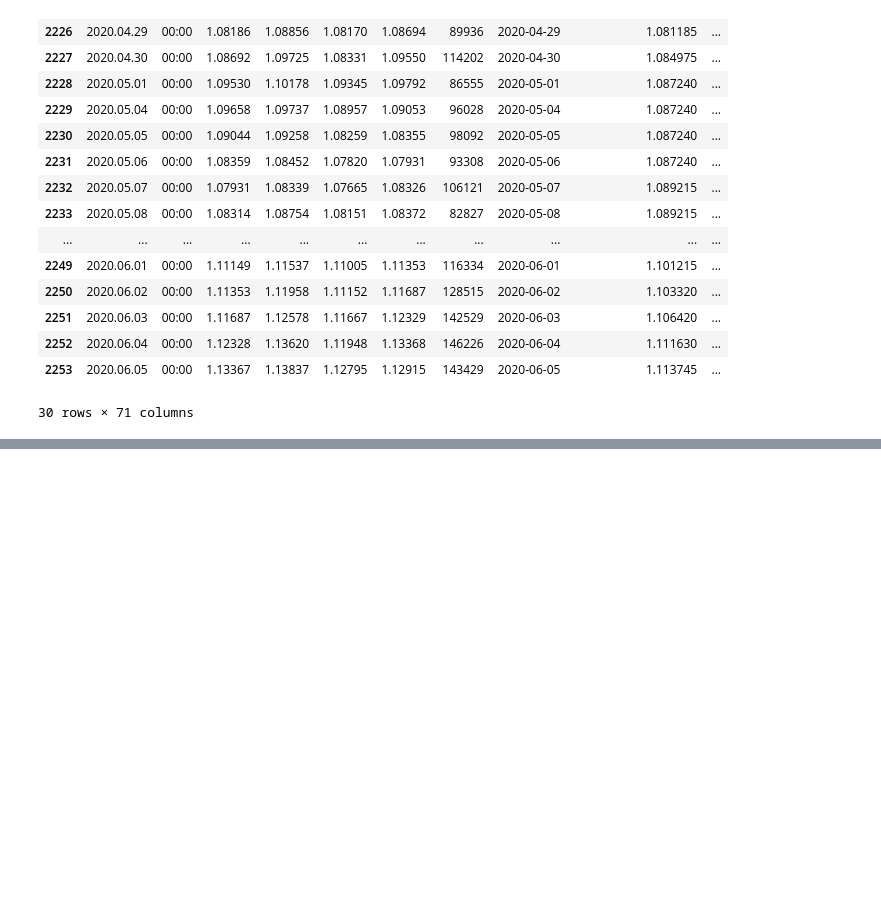
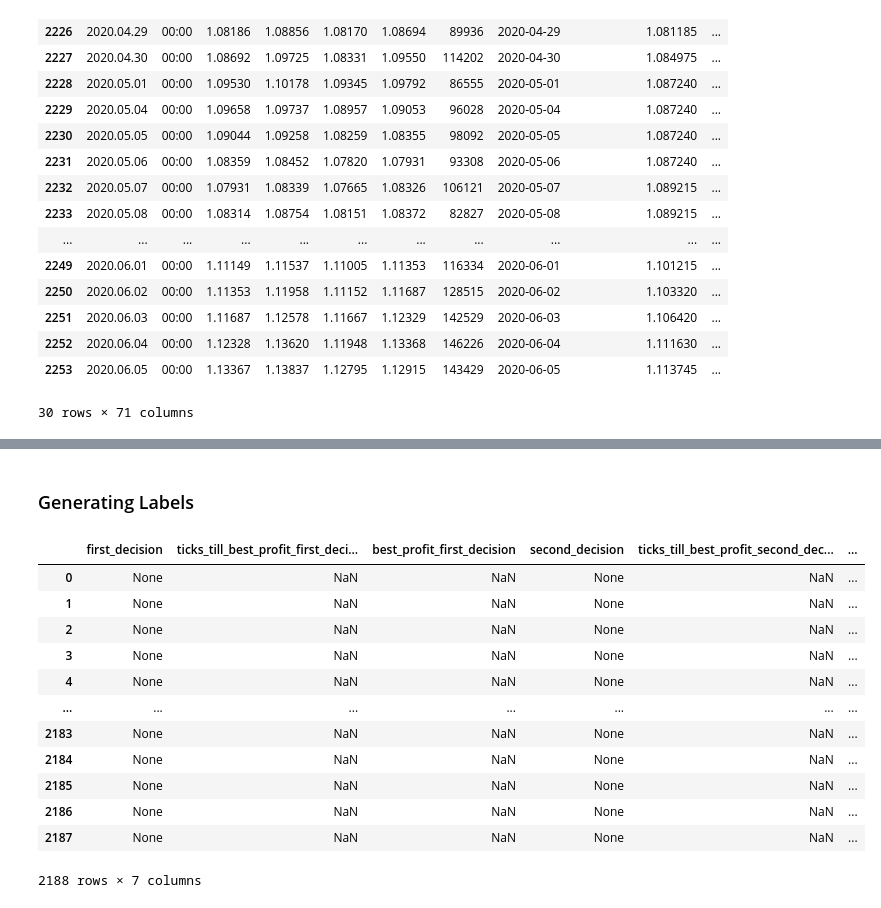
Before and after one commit to 2nsobi/ForexMachine, a Jupyter notebook: notebooks/get_ichimoku_signals.ipynb, the cells around one changed output, grey strips where cells are left out. Cells and saved outputs as stored; diff of their text form; code cells hidden in the pictures; blank space fills up the shorter version.

```diff
--- a/notebooks/get_ichimoku_signals.ipynb
+++ b/notebooks/get_ichimoku_signals.ipynb
@@ -958,0 +1194,2 @@ for row_tuple in data_with_indicators.itertuples():
+# %% [markdown]
+### Generating Labels
@@ -958,0 +1403,16 @@ for row_tuple in data_with_indicators.itertuples():
+# %%
+generate_ichimoku_labels(data_with_ichi_2)
+# %% [output]
+|  | first_decision | ticks_till_best_profit_first_deci... | best_profit_first_decision | second_decision | ticks_till_best_profit_second_dec... | ... |
+| 0 | None | NaN | NaN | None | NaN | ... |
+| 1 | None | NaN | NaN | None | NaN | ... |
+| 2 | None | NaN | NaN | None | NaN | ... |
+| 3 | None | NaN | NaN | None | NaN | ... |
+| 4 | None | NaN | NaN | None | NaN | ... |
+| ... | ... | ... | ... | ... | ... | ... |
+| 2183 | None | NaN | NaN | None | NaN | ... |
+| 2184 | None | NaN | NaN | None | NaN | ... |
+| 2185 | None | NaN | NaN | None | NaN | ... |
+| 2186 | None | NaN | NaN | None | NaN | ... |
+| 2187 | None | NaN | NaN | None | NaN | ... |
+2188 rows × 7 columns
```
Also changed, not shown: parts of 30 cells of this notebook, 2 other files.
